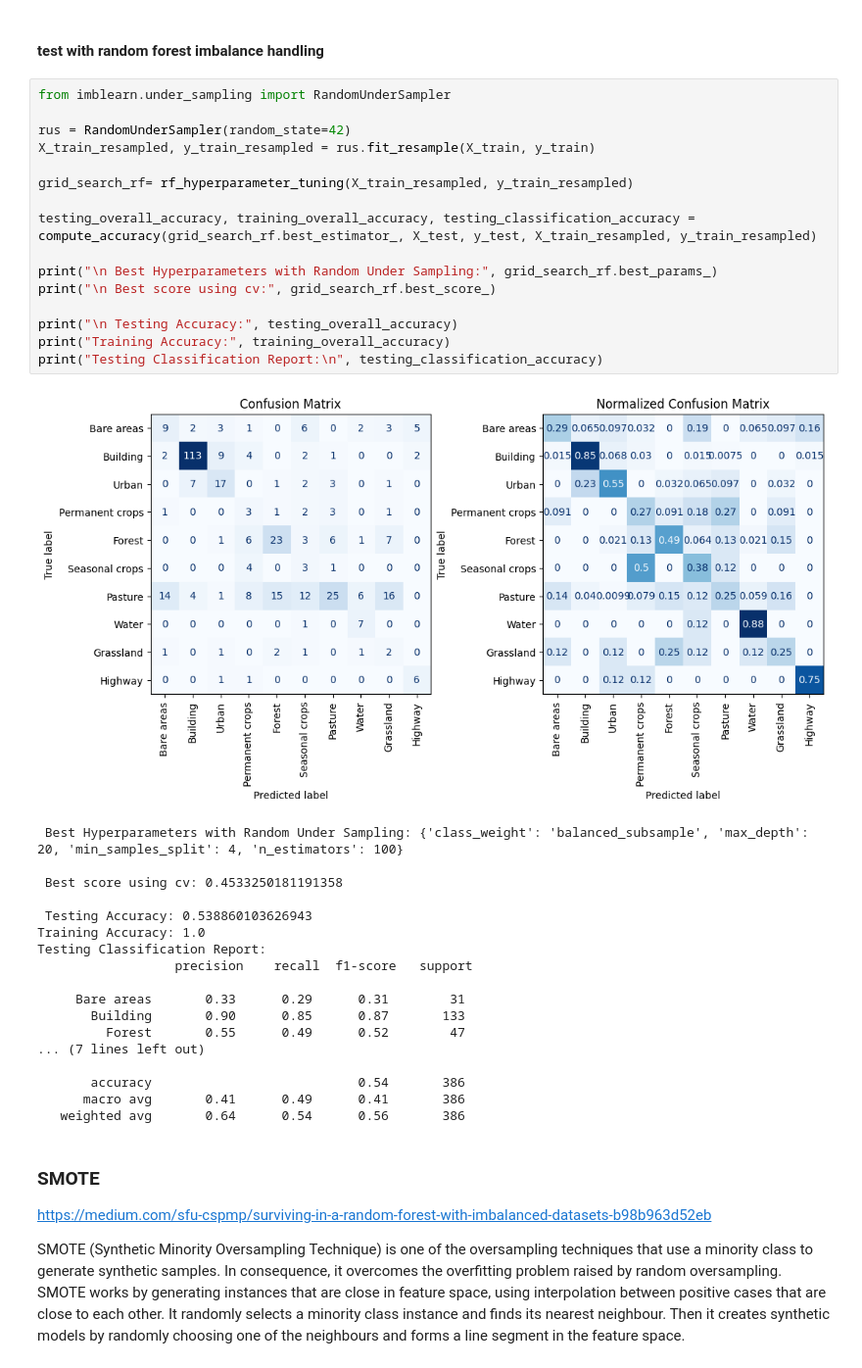
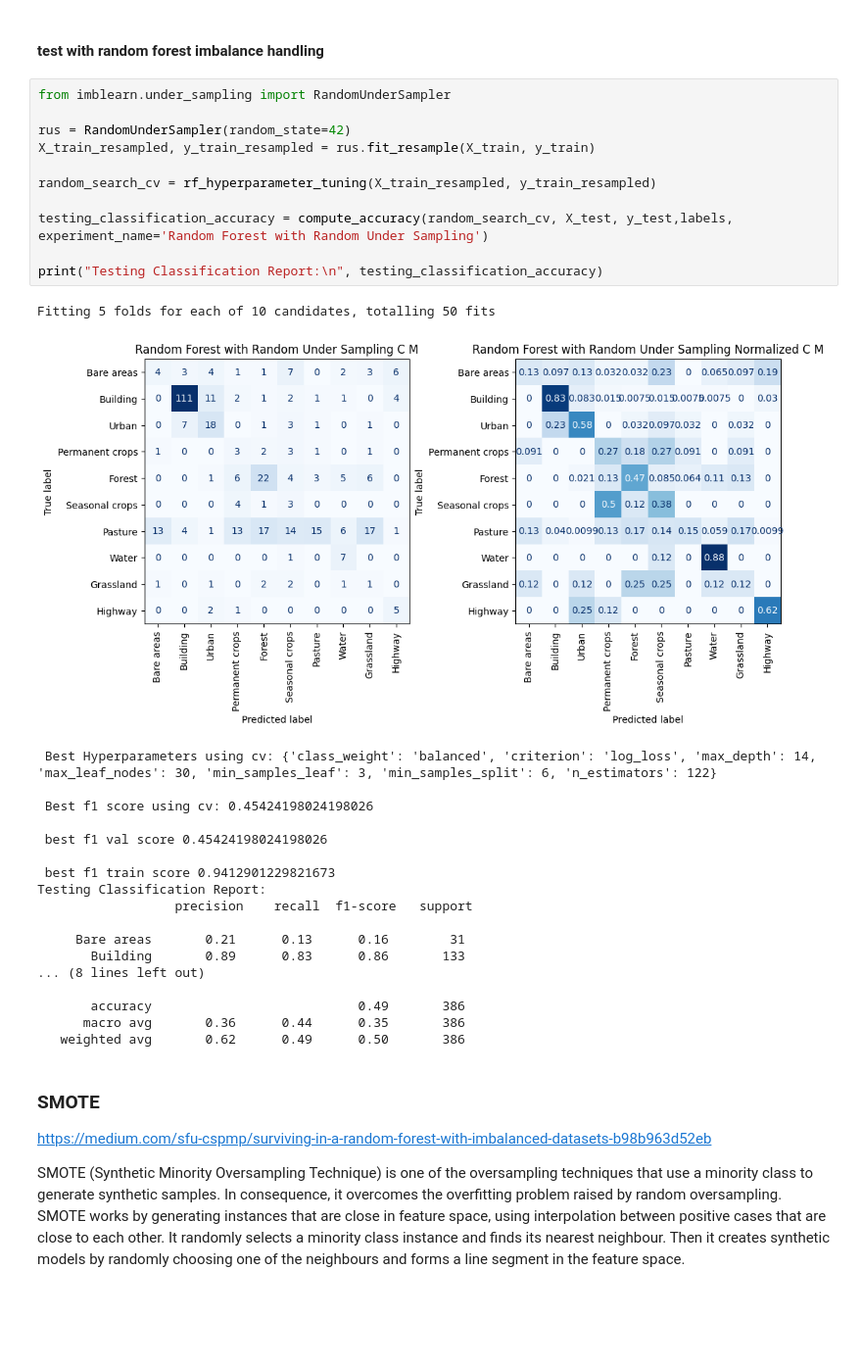
Before and after one commit to kshitijrajsharma/landcoverclassification, a Jupyter notebook: notebooks/train.ipynb, the cells around one changed output. Shown at 98% size. Saved outputs shown, nothing was run; the diff lists cells and outputs as text; blank space fills up the shorter version.

Commit message:
chore : cleanup code , combine experiment with group 1 and 2

```diff
--- a/notebooks/train.ipynb
+++ b/notebooks/train.ipynb
@@ -267,38 +258,34 @@ Dummy (most_frequent)               0.344560
 # %%
 from imblearn.under_sampling import RandomUnderSampler
 
 rus = RandomUnderSampler(random_state=42)
 X_train_resampled, y_train_resampled = rus.fit_resample(X_train, y_train)
 
-grid_search_rf= rf_hyperparameter_tuning(X_train_resampled, y_train_resampled)
+random_search_cv = rf_hyperparameter_tuning(X_train_resampled, y_train_resampled)
 
-testing_overall_accuracy, training_overall_accuracy, testing_classification_accuracy = compute_accuracy(grid_search_rf.best_estimator_, X_test, y_test, X_train_resampled, y_train_resampled)
+testing_classification_accuracy = compute_accuracy(random_search_cv, X_test, y_test,labels, experiment_name='Random Forest with Random Under Sampling')
 
-print("\n Best Hyperparameters with Random Under Sampling:", grid_search_rf.best_params_)
-print("\n Best score using cv:", grid_search_rf.best_score_)
-
-print("\n Testing Accuracy:", testing_overall_accuracy)
-print("Training Accuracy:", training_overall_accuracy)
 print("Testing Classification Report:\n", testing_classification_accuracy)
 # %% [output]
+Fitting 5 folds for each of 10 candidates, totalling 50 fits
-[figure, old version]
+[figure, new version]
- Best Hyperparameters with Random Under Sampling: {'class_weight': 'balanced_subsample', 'max_depth': 20, 'min_samples_split': 4, 'n_estimators': 100}
-
- Best score using cv: 0.4533250181191358
-
- Testing Accuracy: 0.538860103626943
-Training Accuracy: 1.0
-Testing Classification Report:
-                  precision    recall  f1-score   support
-
-     Bare areas       0.33      0.29      0.31        31
-       Building       0.90      0.85      0.87       133
-         Forest       0.55      0.49      0.52        47
-... (7 lines left out)
-
-       accuracy                           0.54       386
-      macro avg       0.41      0.49      0.41       386
-   weighted avg       0.64      0.54      0.56       386
+ Best Hyperparameters using cv: {'class_weight': 'balanced', 'criterion': 'log_loss', 'max_depth': 14, 'max_leaf_nodes': 30, 'min_samples_leaf': 3, 'min_samples_split': 6, 'n_estimators': 122}
+
+ Best f1 score using cv: 0.45424198024198026
+
+ best f1 val score 0.45424198024198026
+
+ best f1 train score 0.9412901229821673
+Testing Classification Report:
+                  precision    recall  f1-score   support
+
+     Bare areas       0.21      0.13      0.16        31
+       Building       0.89      0.83      0.86       133
+... (8 lines left out)
+
+       accuracy                           0.49       386
+      macro avg       0.36      0.44      0.35       386
+   weighted avg       0.62      0.49      0.50       386
 # %% [markdown]
 ### SMOTE
 
```
Also changed, not shown: parts of 22 cells of this notebook, 1 other file.
